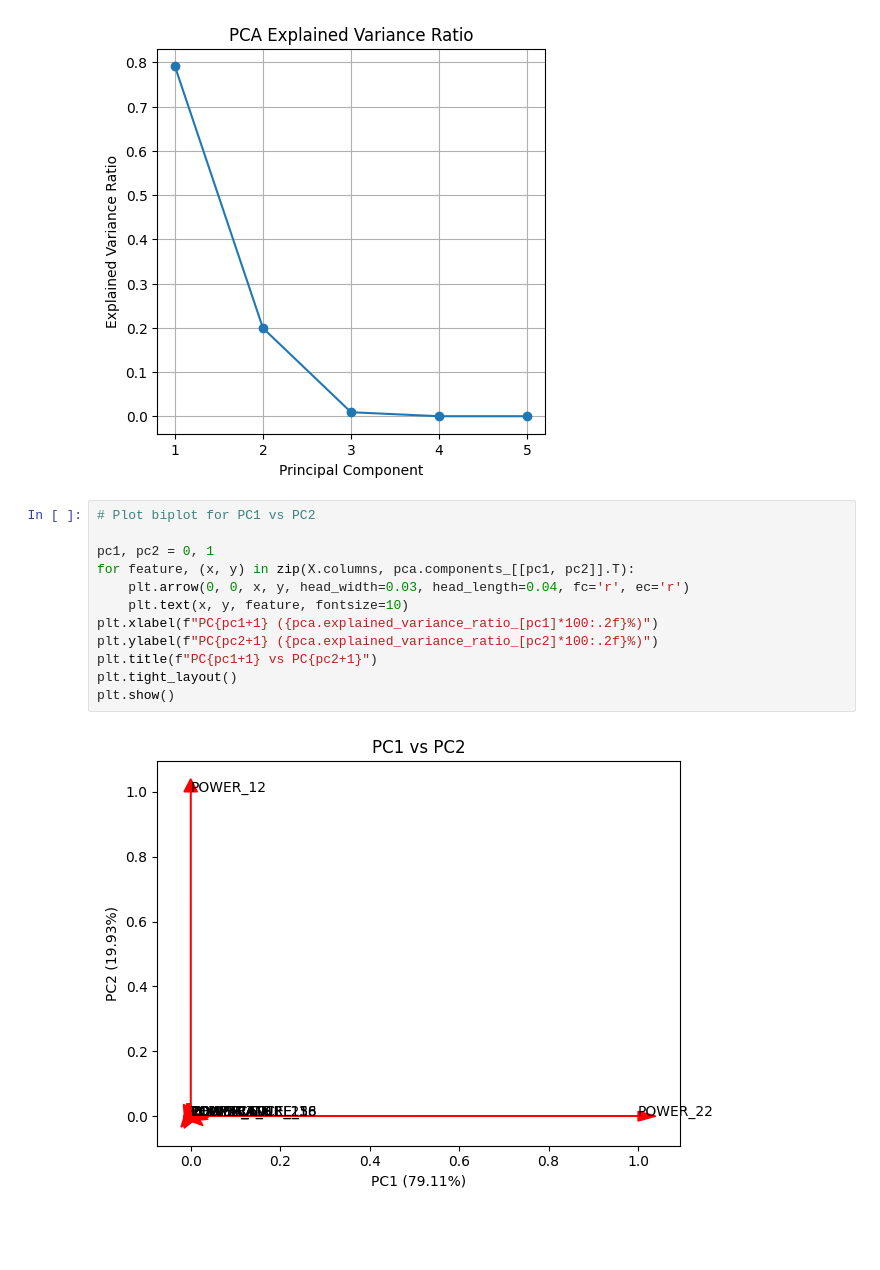
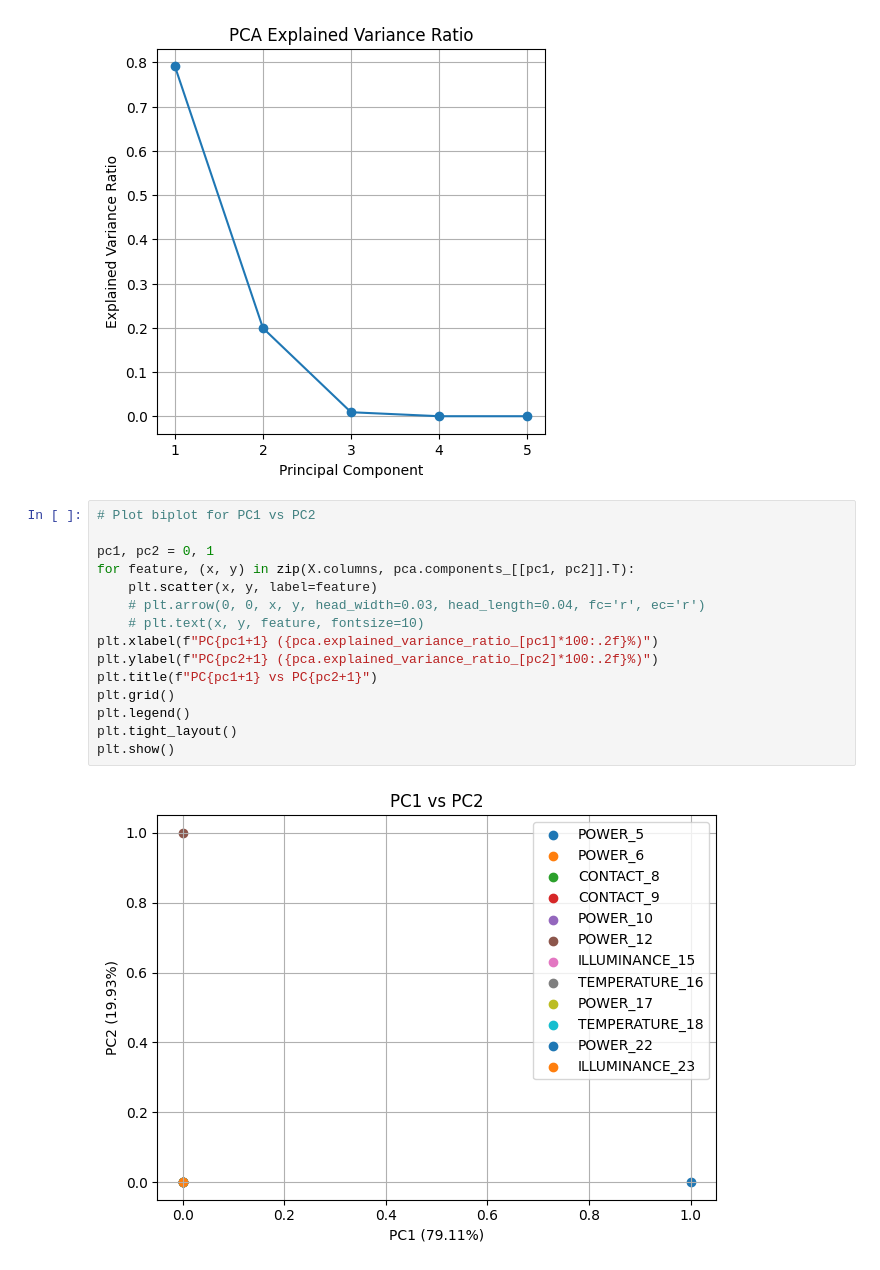
Before and after one commit to MaherDissem/Occupancy-Estimation-ML, a Jupyter notebook: dataset/EDA.ipynb, the cells around one changed output. Cells and saved outputs as stored; diff of their text form; blank space fills up the shorter version.

```diff
--- a/dataset/EDA.ipynb
+++ b/dataset/EDA.ipynb
@@ -221,14 +221,17 @@ plt.show()
 # %%
 # Plot biplot for PC1 vs PC2
 
 pc1, pc2 = 0, 1
 for feature, (x, y) in zip(X.columns, pca.components_[[pc1, pc2]].T):
-    plt.arrow(0, 0, x, y, head_width=0.03, head_length=0.04, fc='r', ec='r')
-    plt.text(x, y, feature, fontsize=10)
+    plt.scatter(x, y, label=feature)
+    # plt.arrow(0, 0, x, y, head_width=0.03, head_length=0.04, fc='r', ec='r')
+    # plt.text(x, y, feature, fontsize=10)
 plt.xlabel(f"PC{pc1+1} ({pca.explained_variance_ratio_[pc1]*100:.2f}%)")
 plt.ylabel(f"PC{pc2+1} ({pca.explained_variance_ratio_[pc2]*100:.2f}%)")
 plt.title(f"PC{pc1+1} vs PC{pc2+1}")
+plt.grid()
+plt.legend()
 plt.tight_layout()
 plt.show()
 # %% [output]
-[figure, old version]
+[figure, new version]
```
Also changed, not shown: 2 other files.
